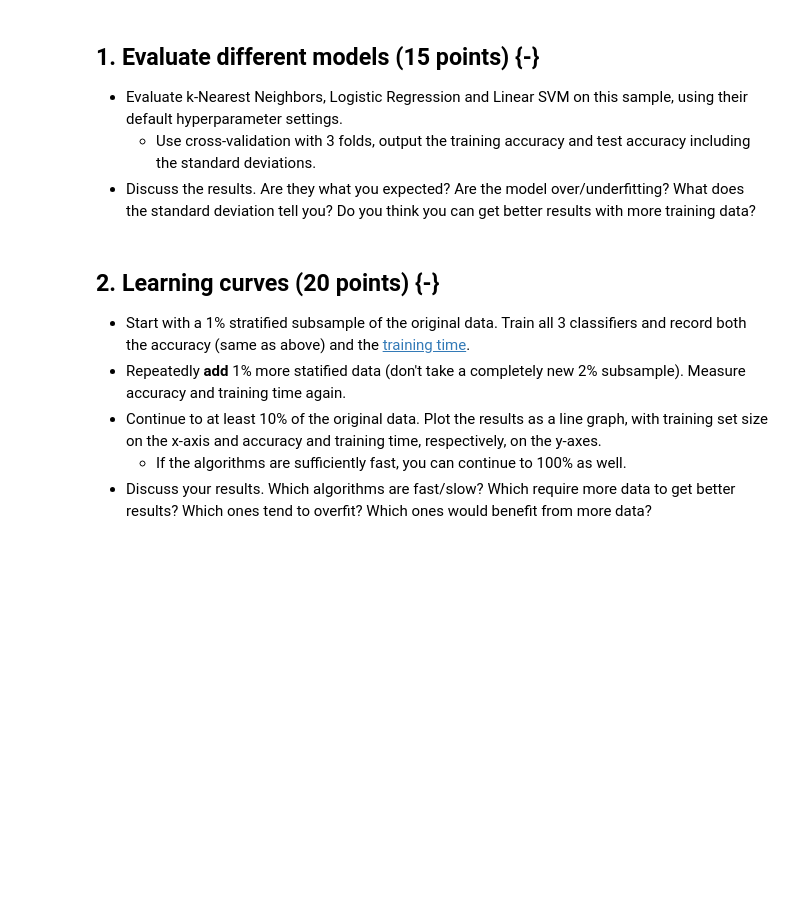
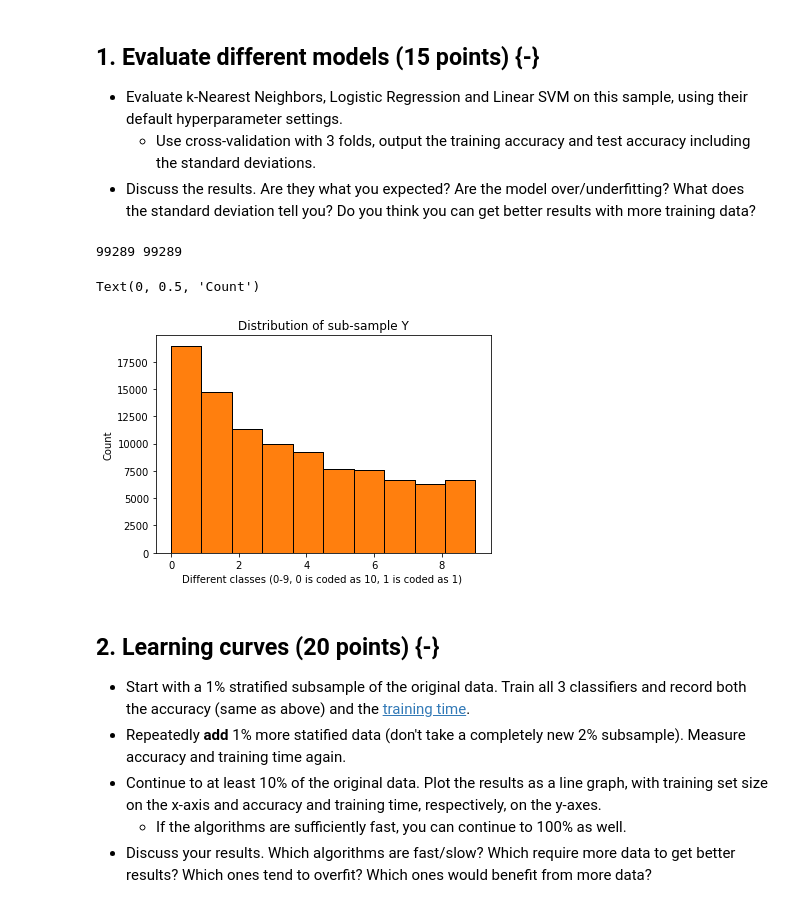
Before and after one commit to Psychotechnopath/Datamining_assignments, a Jupyter notebook: Assignment 1/Assignment 1 - Street View.ipynb, the cells around one changed output. Cells and saved outputs as stored; diff of their text form; code cells hidden in the pictures; blank space fills up the shorter version.

```diff
--- a/Assignment 1/Assignment 1 - Street View.ipynb
+++ b/Assignment 1/Assignment 1 - Street View.ipynb
@@ -59,24 +59,27 @@ TEAM MEMBER 5 = ...
 # %%
 #Take a stratified 10% subsample of the data.
 #Plot the distribution of the classes (as a histogram) for both the original data and the subsample.
 SVHN = oml.datasets.get_dataset(41081)                                   #Load data
 X, y, cats, attrs = SVHN.get_data(dataset_format='array',
     target=SVHN.default_target_attribute)
 
-X_sub = X[0:9920]                                                        #Generate 10% Sub-sample of data
-y_sub = y[0:9920]
+sss = StratifiedShuffleSplit(n_splits=10, test_size=0.2, random_state=0) #Use StratifiedShuffleSplit class in a "clever" (unintended way) to generate stratified sub-sample.
+train_index, test_index = next(sss.split(X, y))                          #Generate indices of the first train/test split (Since sss.split(X, y) is a generator we use next here to generate the first split)
+y_complete = np.concatenate((y[train_index], y[test_index]))             #Concatenate the train/test data for the sake of the Histogram plot (So we can see full distribution). We do this for both X and y,
+X_complete = np.concatenate((X[train_index], X[test_index]))             #Since we need the stratified sub-sample for later questions.
+print(len(y_complete), len(X_complete))
 
-sss = StratifiedShuffleSplit(n_splits=10, test_size=0.2, random_state=0) #Use StratifiedShuffleSplit class
-train_index, test_index = next(sss.split(X_sub, y_sub))                  #Generate indices of the first train/test split (Since sss.split(X, y) is a generator we use next here to generate the first split
-y_complete = np.concatenate((y[train_index], y[test_index]))             #Concatenate the train/test data for the sake of the Histogram plot (So we can see full distribution). We only do this for y, as we are only
-                                                                         #Interested in the distribution of the classes- not in distribution of train data.
 
 plt.hist(y_complete, bins=10, histtype='bar', edgecolor='black')         #Histogram of Sub-sample
 plt.title("Distribution of sub-sample Y")
 plt.xlabel("Different classes (0-9, 0 is coded as 10, 1 is coded as 1) ")
 plt.ylabel("Count")
 
 plt.hist(y, bins=10, histtype='bar', edgecolor='black')                 #Histogram of original data
 plt.title("Distribution of sub-sample Y")
 plt.xlabel("Different classes (0-9, 0 is coded as 10, 1 is coded as 1) ")
 plt.ylabel("Count")
+# %% [output]
+99289 99289
+Text(0, 0.5, 'Count')
+[figure, added]
```
Also changed, not shown: parts of 4 cells of this notebook.
